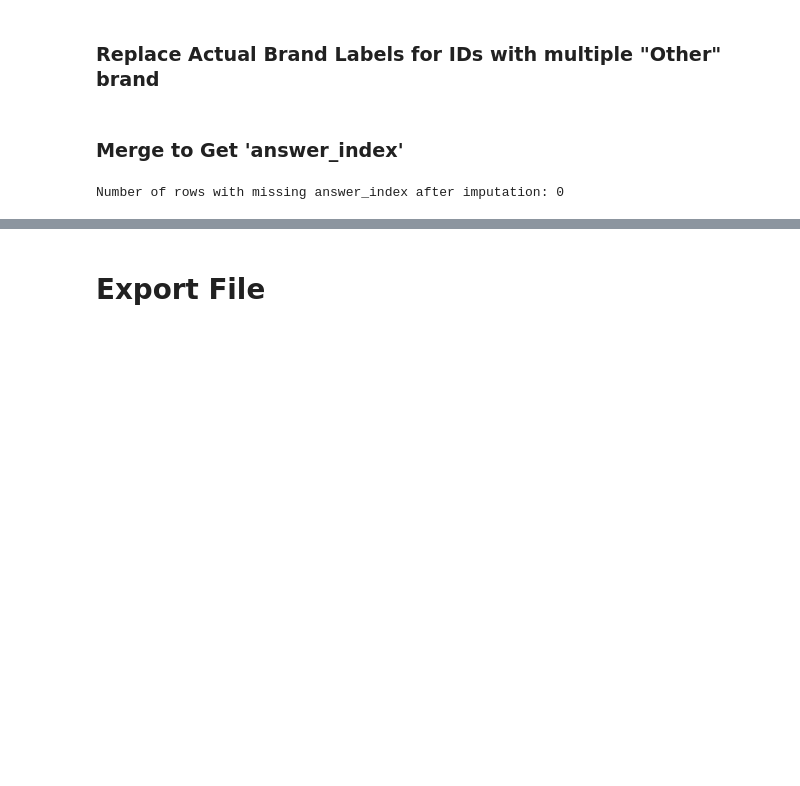
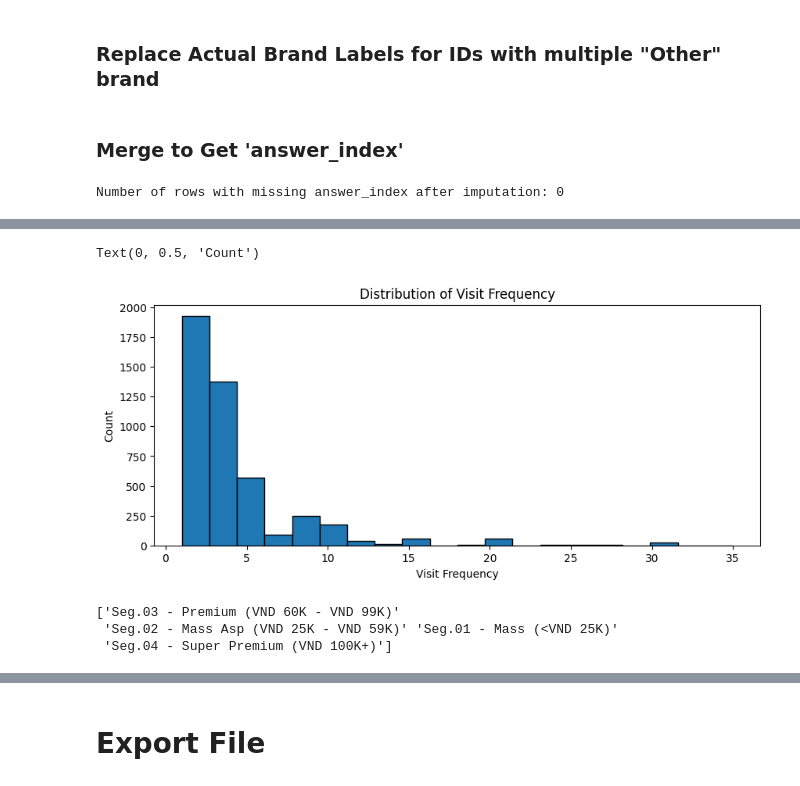
Before and after one commit to Truong2003-tqd/Highlands-Customer-Analysis, a Jupyter notebook: Preprocessing Notebook/preprocessing.ipynb, the cells around one changed output, grey strips where cells are left out. Cells and saved outputs as stored; diff of their text form; code cells hidden in the pictures; blank space fills up the shorter version.

Commit message:
kmeans segmentation results and visualizations

```diff
--- a/Preprocessing Notebook/preprocessing.ipynb
+++ b/Preprocessing Notebook/preprocessing.ipynb
@@ -2146,0 +2149,11 @@ brand_image_df = merged_df.drop(columns=['brand_health'])
+# %%
+# Create segmentation dataframe from brand_health_df
+exclude_columns = ['comprehension', 'brand_likability', 'spontaneous', 'nps_p3m', 'nps_p3m_group', 'answer_index', 'brand_key']
+segmentation_df = brand_health_df[[col for col in brand_health_df.columns if col not in exclude_columns]].drop_duplicates()
+
+# Only select rows where brand column is ...
+brand_names = ["Highlands Coffee", "The Coffee House", "Trung Nguyên", "Phúc Long", "Starbucks", "Cộng Cà Phê"]
+segmentation_df = segmentation_df[segmentation_df['brand'].isin(brand_names)]
+
+# Drop rows where spending is missing
+segmentation_df = segmentation_df.dropna(subset=['spending'])
@@ -2146,0 +2175,26 @@ brand_image_df = merged_df.drop(columns=['brand_health'])
+# %%
+# Because "No" count in trial and p3m is very low, drop these columns
+r_cols = ['p1m', 'weekly', 'daily']
+segmentation_df = segmentation_df.drop(columns=['trial', 'p3m'], errors='ignore')
+# %%
+# Set scoring rules for R
+def r_score(row):
+    score = 1                   # If p1m is "No", then 1
+    if row['p1m'] == 'Yes':
+        score += 1              # If p1m is "Yes", then 2
+    if row['weekly'] == 'Yes':
+        score += 1              # If weekly is "Yes", then 3
+    if row['daily'] == 'Yes':
+        score += 1              # If daily is "Yes", then 4
+    return score
+segmentation_df['R_score'] = segmentation_df.apply(r_score, axis=1)
+# %%
+# Plot histogram of visit columnm shwoing graph only
+plt.figure(figsize=(10, 4))
+plt.title("Distribution of Visit Frequency")
+plt.hist(segmentation_df['visit'].dropna(), bins=20, edgecolor='black')
+plt.xlabel("Visit Frequency")
+plt.ylabel("Count")
+# %% [output]
+Text(0, 0.5, 'Count')
+[figure, added]
@@ -2146,0 +2218,8 @@ brand_image_df = merged_df.drop(columns=['brand_health'])
+# %%
+# Use segmentation column to create M score
+# Distinct segmentation values
+print(segmentation_df['segmentation'].dropna().unique())
+# %% [output]
+['Seg.03 - Premium (VND 60K - VND 99K)'
+ 'Seg.02 - Mass Asp (VND 25K - VND 59K)' 'Seg.01 - Mass (<VND 25K)'
+ 'Seg.04 - Super Premium (VND 100K+)']
```
Also changed, not shown: parts of 11 cells of this notebook, 4 other files.
